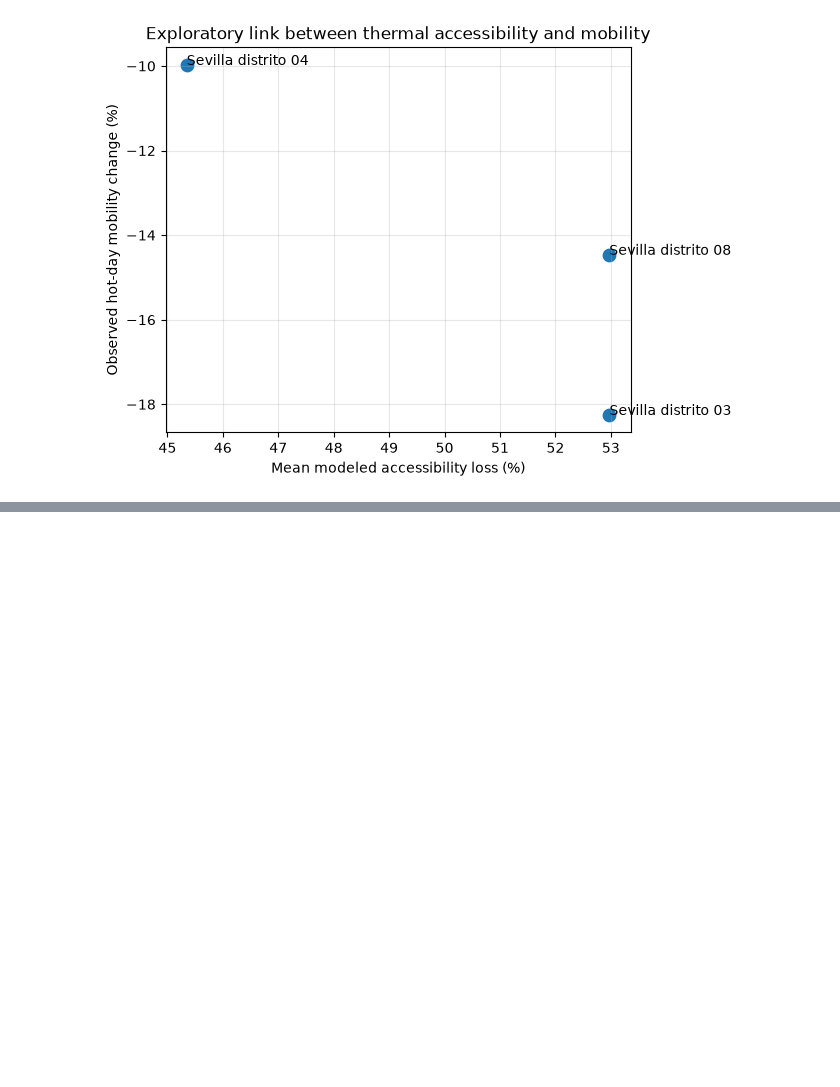
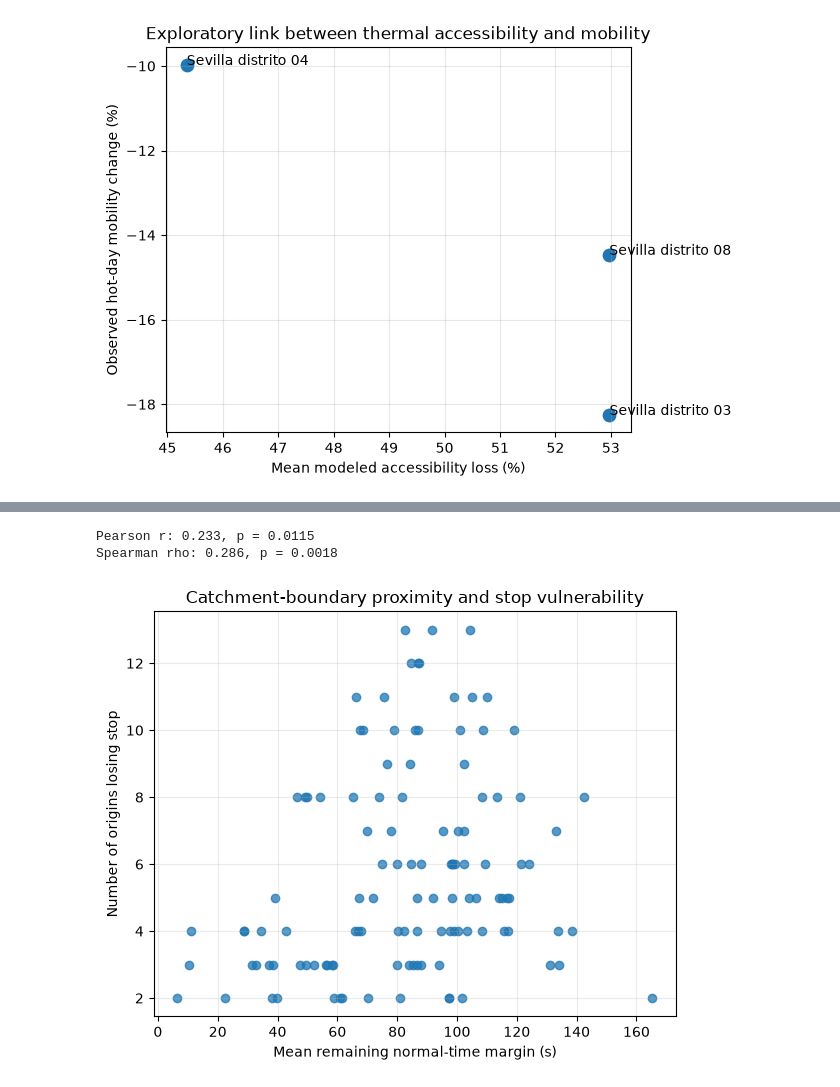
Before and after one commit to Nmodjrian/heat-conditioned-accessibility, a Jupyter notebook: notebooks/12_heat_accessibility_mobility_link.ipynb, the cells around one changed output, grey strips where cells are left out. Drawn from its saved outputs; the diff is of its cells as text; code cells hidden in the pictures; blank space fills up the shorter version.

```diff
--- a/notebooks/12_heat_accessibility_mobility_link.ipynb
+++ b/notebooks/12_heat_accessibility_mobility_link.ipynb
@@ -340,0 +1310,59 @@ plt.show()
+# %%
+from scipy.stats import pearsonr, spearmanr
+
+x = stop_loss_frequency[
+    "mean_margin_to_budget_s"
+]
+
+y = stop_loss_frequency[
+    "origins_losing_stop"
+]
+
+pearson_r, pearson_p = pearsonr(x, y)
+spearman_rho, spearman_p = spearmanr(x, y)
+
+print(
+    f"Pearson r: {pearson_r:.3f}, "
+    f"p = {pearson_p:.4f}"
+)
+
+print(
+    f"Spearman rho: {spearman_rho:.3f}, "
+    f"p = {spearman_p:.4f}"
+)
+# %% [output]
+Pearson r: 0.233, p = 0.0115
+Spearman rho: 0.286, p = 0.0018
+# %%
+fig, ax = plt.subplots(
+    figsize=(6, 5)
+)
+
+ax.scatter(
+    stop_loss_frequency[
+        "mean_margin_to_budget_s"
+    ],
+    stop_loss_frequency[
+        "origins_losing_stop"
+    ],
+    alpha=0.75
+)
+
+ax.set_xlabel(
+    "Mean remaining normal-time margin (s)"
+)
+
+ax.set_ylabel(
+    "Number of origins losing stop"
+)
+
+ax.set_title(
+    "Catchment-boundary proximity and stop vulnerability"
+)
+
+ax.grid(alpha=0.25)
+
+plt.tight_layout()
+plt.show()
+# %% [output]
+[figure, added]
```
Also changed, not shown: parts of 40 cells of this notebook.
